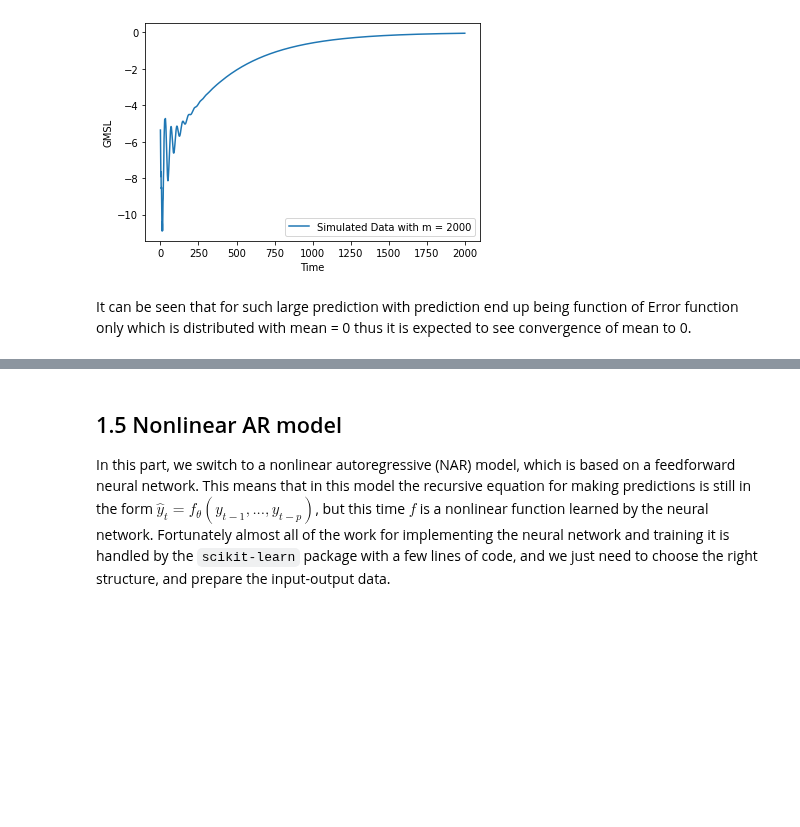
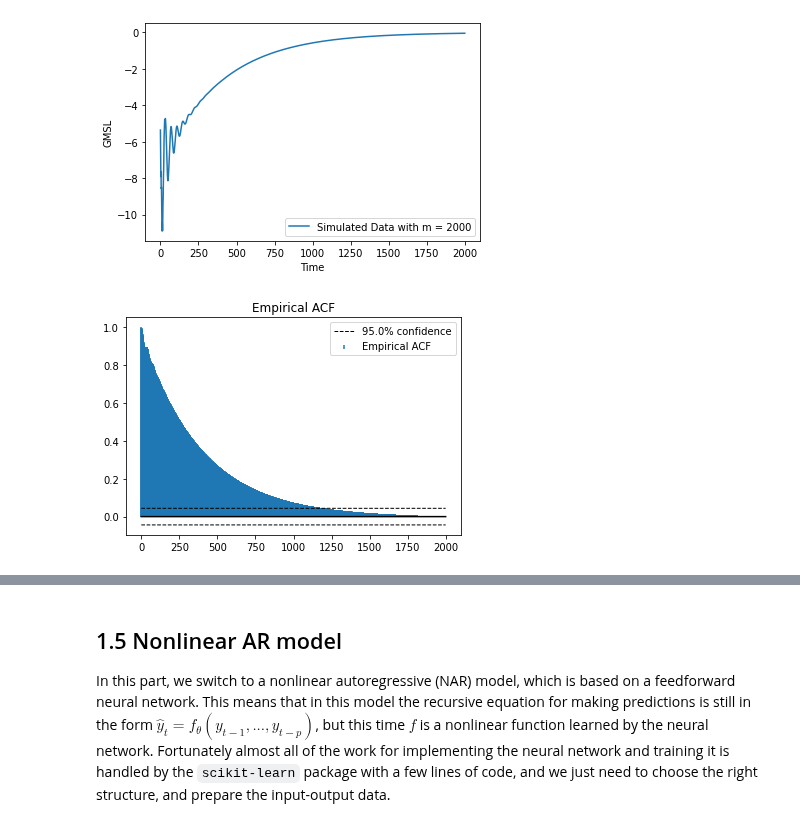
Before and after one commit to amannayak/Time-Series-and-Sequence-Analysis, a Jupyter notebook: Task1/tssl_lab1.ipynb, the cells around one changed output, grey strips where cells are left out. Drawn from its saved outputs; the diff is of its cells as text; code cells hidden in the pictures; blank space fills up the shorter version.

```diff
--- a/Task1/tssl_lab1.ipynb
+++ b/Task1/tssl_lab1.ipynb
@@ -340,14 +351,14 @@ def simulate_ar(y, theta, m):
     phi = np.flip(y[-p:].copy()) # (y_{n-1}, ..., y_{n-p})^T - note that y[ntrain-1] is the last training data point
 
     #Last Element Index which is to be removed
-    popOutIndex = len(phi) - 1
+    #popOutIndex = len(phi) - 1
 
     theta = np.flip(theta.copy())
 
     for i in range(m):
         y_sim[i] = phi.dot(theta)
-        phi = np.append(y_sim[i] , np.delete(phi , popOutIndex))
-
+        #phi = np.append(y_sim[i] , np.delete(phi , popOutIndex))
+        phi = np.append(y_sim[i] , np.delete(phi , -1))
     return y_sim
 # %%
 theta_Gen = fit_ar(y = trainDataY , p = 27)
@@ -379,5 +390,7 @@ plt.legend()
 plt.show()
 # %% [output]
 [figure]
-# %% [markdown]
-It can be seen that for such large prediction with prediction end up being function of Error function only which is distributed with mean = 0 thus it is expected to see convergence of mean to 0.
+# %%
+AutoCoR_YSimLarge = acfplot(x = ySimLargeM)
+# %% [output]
+[figure, added]
```
Also changed, not shown: parts of 13 cells of this notebook.
